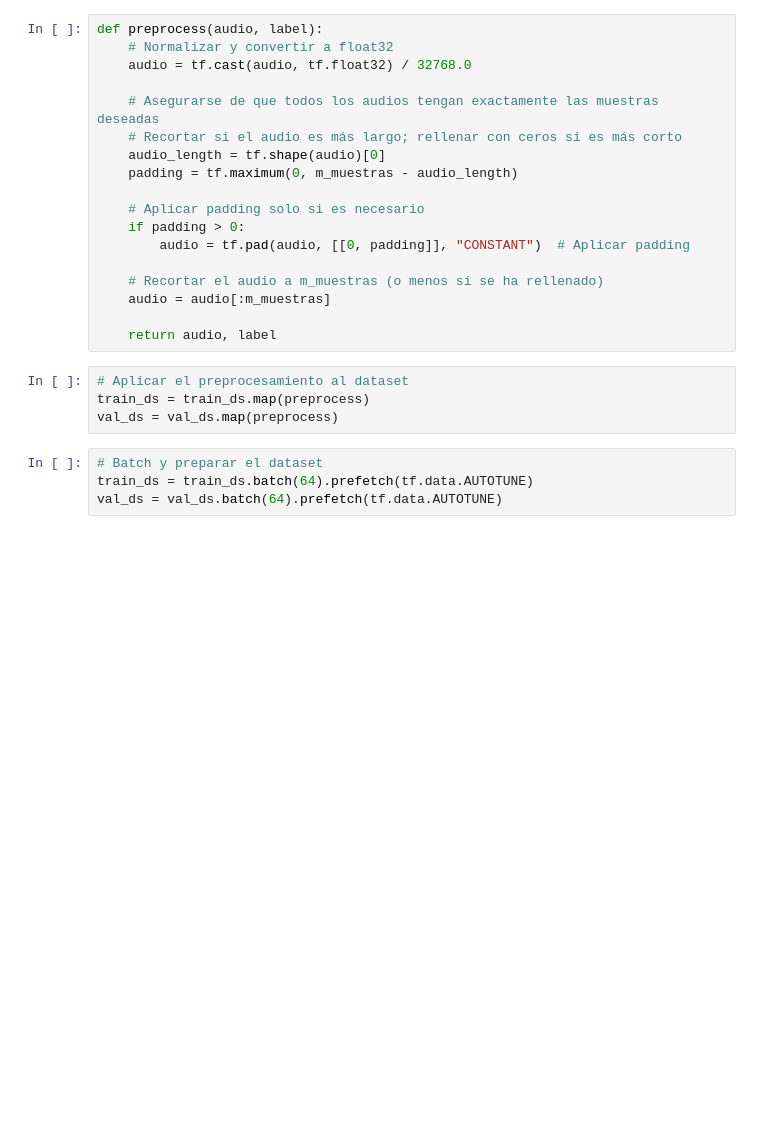
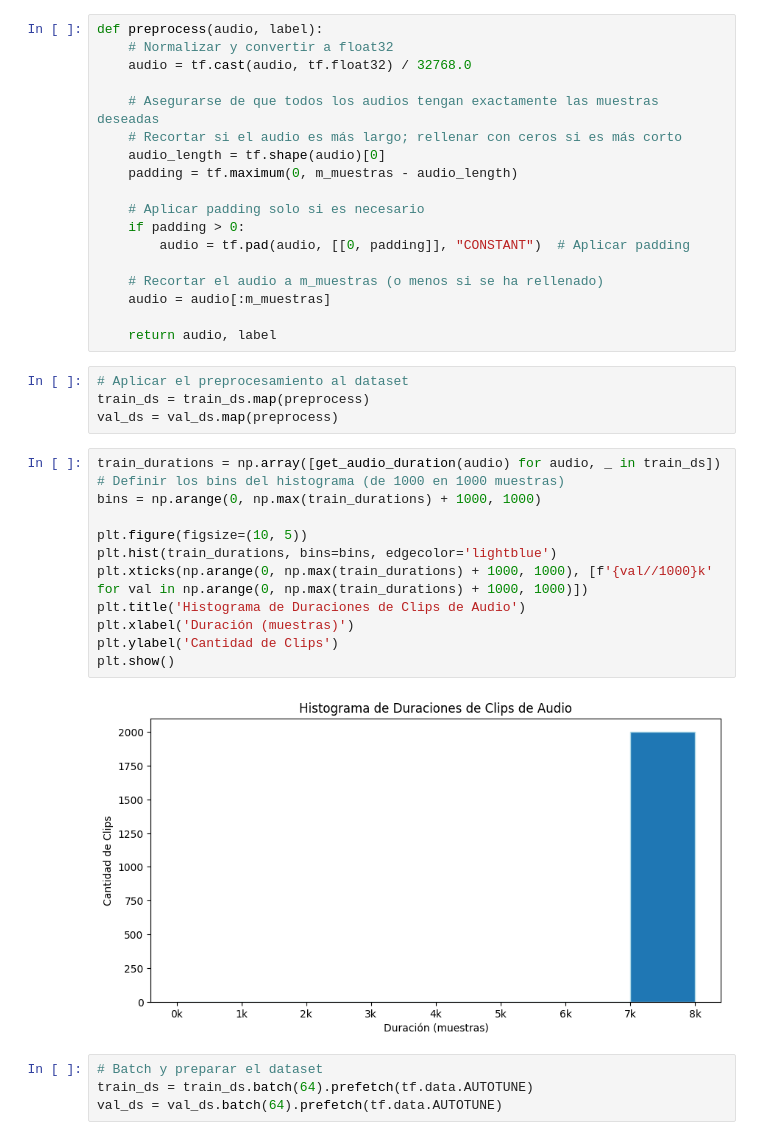
Before and after one commit to MiguelMussi/AAII_TP2, a Jupyter notebook: Problema_1.ipynb, the cells around one changed output. Cells and saved outputs as stored; diff of their text form; blank space fills up the shorter version.

```diff
--- a/Problema_1.ipynb
+++ b/Problema_1.ipynb
@@ -225,6 +235,20 @@ def preprocess(audio, label):
 # Aplicar el preprocesamiento al dataset
 train_ds = train_ds.map(preprocess)
 val_ds = val_ds.map(preprocess)
+# %%
+train_durations = np.array([get_audio_duration(audio) for audio, _ in train_ds])
+# Definir los bins del histograma (de 1000 en 1000 muestras)
+bins = np.arange(0, np.max(train_durations) + 1000, 1000)
+
+plt.figure(figsize=(10, 5))
+plt.hist(train_durations, bins=bins, edgecolor='lightblue')
+plt.xticks(np.arange(0, np.max(train_durations) + 1000, 1000), [f'{val//1000}k' for val in np.arange(0, np.max(train_durations) + 1000, 1000)])
+plt.title('Histograma de Duraciones de Clips de Audio')
+plt.xlabel('Duración (muestras)')
+plt.ylabel('Cantidad de Clips')
+plt.show()
+# %% [output]
+[figure, added]
 # %%
 # Batch y preparar el dataset
 train_ds = train_ds.batch(64).prefetch(tf.data.AUTOTUNE)
```
Also changed, not shown: parts of 8 cells of this notebook.
